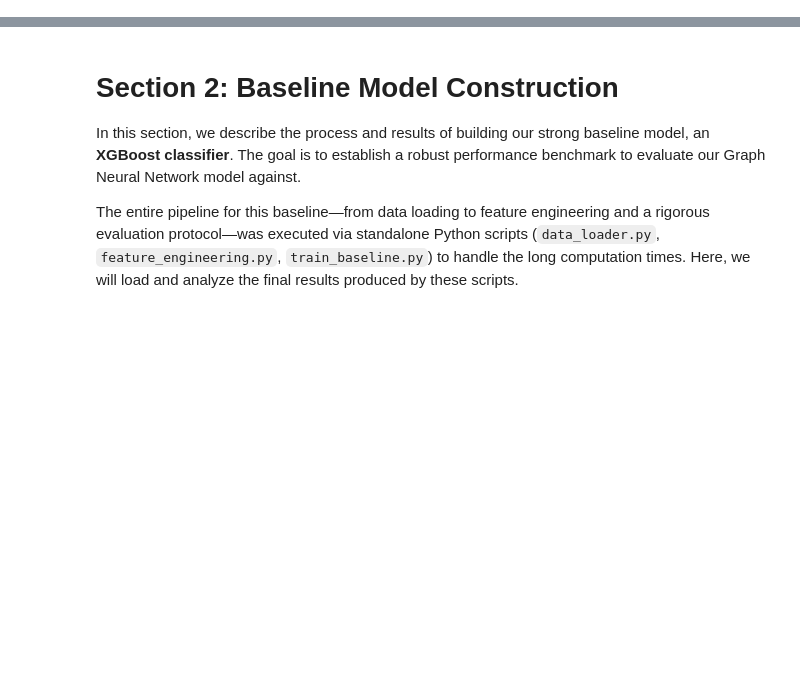
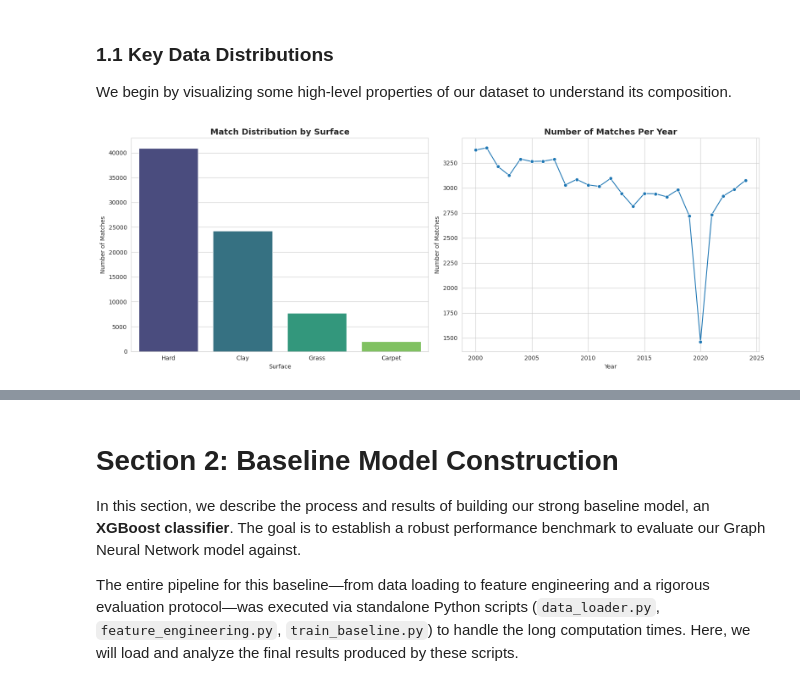
Before and after one commit to DonatoFe11/Tennis-Match-Predictor, a Jupyter notebook: notebooks/tennis_match_prediction_with_GNN.ipynb, the cells around one changed output, grey strips where cells are left out. Cells and saved outputs as stored; diff of their text form; code cells hidden in the pictures; blank space fills up the shorter version.

```diff
--- a/notebooks/tennis_match_prediction_with_GNN.ipynb
+++ b/notebooks/tennis_match_prediction_with_GNN.ipynb
@@ -201,18 +0,0 @@ dtype: int64
-# %%
-import matplotlib.pyplot as plt
-import seaborn as sns
-
-# Impostiamo uno stile grafico più gradevole
-sns.set_style("whitegrid")
-plt.rcParams['figure.figsize'] = (15, 6) # Imposta la dimensione delle figure
-
-# A. Quanti match all'anno ci sono nel nostro dataset?
-data_simple['year'] = data_simple['tourney_date'].dt.year
-match_counts_per_year = data_simple['year'].value_counts().sort_index()
-
-match_counts_per_year.plot(kind='bar', color='skyblue')
-plt.title('Numero di Match ATP per Anno (dal 2000)')
-plt.xlabel('Anno')
-plt.ylabel('Numero di Match')
-plt.xticks(rotation=45)
-plt.show()
@@ -278,0 +64,30 @@ Name: count, dtype: int64
+# %% [markdown]
+### 1.1 Key Data Distributions
+
+We begin by visualizing some high-level properties of our dataset to understand its composition.
+# %%
+# Set plot style for all subsequent plots
+sns.set_style("whitegrid")
+plt.rcParams['figure.figsize'] = (16, 6)
+
+# Plot 1: Match Distribution by Surface
+plt.subplot(1, 2, 1)
+surface_counts = df['surface'].value_counts()
+sns.barplot(x=surface_counts.index, y=surface_counts.values, hue=surface_counts.index, palette="viridis", legend=False)
+plt.title('Match Distribution by Surface', fontsize=14, weight='bold')
+plt.ylabel('Number of Matches')
+plt.xlabel('Surface')
+
+# Plot 2: Match Distribution by Year
+plt.subplot(1, 2, 2)
+df['year'] = df['tourney_date'].dt.year
+match_counts_per_year = df['year'].value_counts().sort_index()
+sns.lineplot(x=match_counts_per_year.index, y=match_counts_per_year.values, marker='o')
+plt.title('Number of Matches Per Year', fontsize=14, weight='bold')
+plt.ylabel('Number of Matches')
+plt.xlabel('Year')
+
+plt.tight_layout()
+plt.show()
+# %% [output]
+[figure, added]
```
Also changed, not shown: parts of 40 cells of this notebook, 3 other files.
